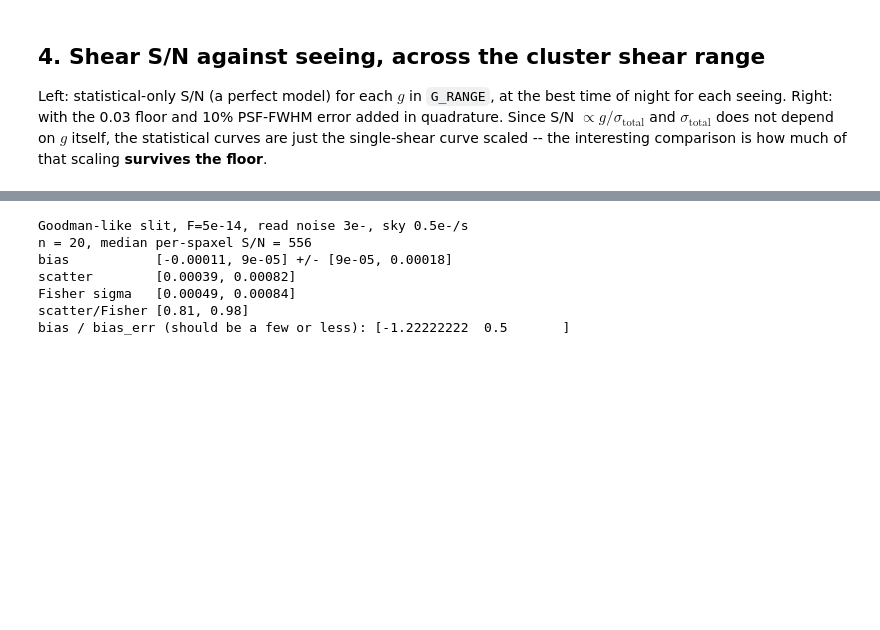
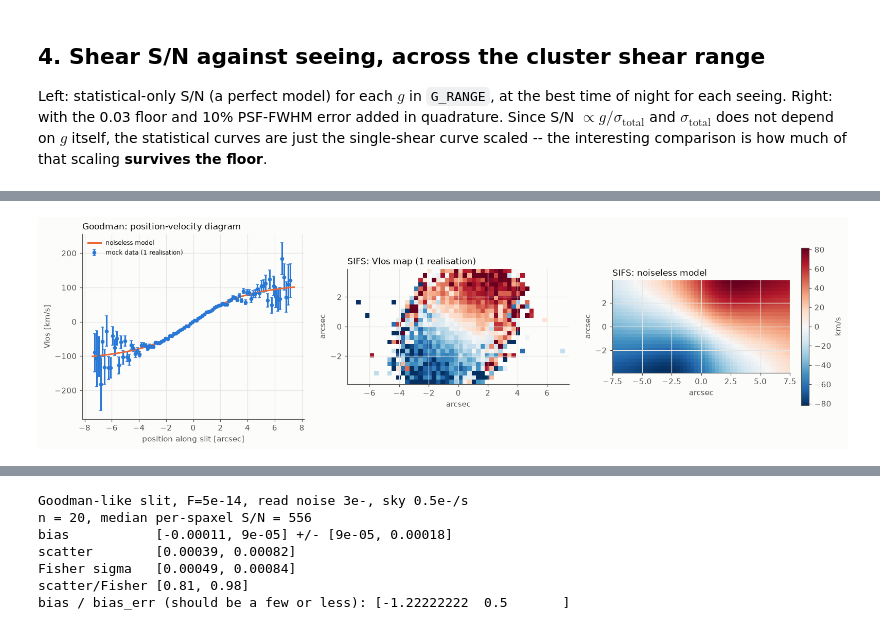
Before and after one commit to andrevitorelli/KINO, a Jupyter notebook: notebooks/11_goodman_forecast.ipynb, the cells around one changed output, grey strips where cells are left out. Drawn from its saved outputs; the diff is of its cells as text; code cells hidden in the pictures; blank space fills up the shorter version.

```diff
--- a/notebooks/11_goodman_forecast.ipynb
+++ b/notebooks/11_goodman_forecast.ipynb
@@ -370,0 +470,82 @@ best time: 2026-10-04 05:07 UT, airmass 1.07
+# %%
+import dataclasses
+
+from kino.analysis.moments import compute_moment_maps
+from kino.lensing import apply_shear
+from kino.observing import SkyConditions
+from kino.observing.skymodel import ifu_sky_electron_rate, slit_sky_electron_rate
+
+scene = apply_shear(gal, G_MID, 0.0)
+cond = SkyConditions(1.1, F107)  # representative near-zenith conditions
+rng = np.random.default_rng(3)
+
+# Goodman: slit aligned with the disc's own major axis
+goodman_pv = narrowed_slit(goodman, target.observed_wavelength, 500.0)
+goodman_pv = dataclasses.replace(goodman_pv, psf=PSF(seeing_fwhm=1.0 * u.arcsec), slit_pa=gal.pa)
+goodman_pv = dataclasses.replace(
+    goodman_pv, sky_electron_rate=slit_sky_electron_rate(goodman_pv, cond, lib)
+)
+obs_g = goodman_pv.observe(
+    scene, line_flux=WHOLE_GALAXY_FLUX, line_wavelength=target.rest_wavelength, rng=rng
+)
+model_g = goodman_pv.observe(
+    scene, line_flux=WHOLE_GALAXY_FLUX, line_wavelength=target.rest_wavelength, rng=None
+)
+mm_g = compute_moment_maps(
+    obs_g.spectrum, line_wavelength=target.rest_wavelength,
+    subtract_background=goodman_pv.baseline_electrons(),
+)  # fmt: skip
+mm_g_model = compute_moment_maps(
+    model_g.spectrum, line_wavelength=target.rest_wavelength,
+    subtract_background=goodman_pv.baseline_electrons(), snr_threshold=0,
+)  # fmt: skip
+pos_g = (np.arange(goodman_pv.n_spatial) - (goodman_pv.n_spatial - 1) / 2) * goodman_pv.pixel_scale
+
+# SIFS: full 2D field, no alignment needed -- observe() returns a bare Datacube (not a
+# SlitObservation), so no .spectrum unwrapping here
+sifs_pv = narrowed_ifu(sifs, target.observed_wavelength, 500.0)
+sifs_pv = dataclasses.replace(sifs_pv, psf=PSF(seeing_fwhm=1.0 * u.arcsec))
+sifs_pv = dataclasses.replace(sifs_pv, sky_electron_rate=ifu_sky_electron_rate(sifs_pv, cond, lib))
+obs_s = sifs_pv.observe(
+    scene, line_flux=WHOLE_GALAXY_FLUX, line_wavelength=target.rest_wavelength, rng=rng
+)
+model_s = sifs_pv.observe(
+    scene, line_flux=WHOLE_GALAXY_FLUX, line_wavelength=target.rest_wavelength, rng=None
+)
+mm_s = compute_moment_maps(
+    obs_s, line_wavelength=target.rest_wavelength, subtract_background=sifs_pv.baseline_electrons()
+)  # fmt: skip
+mm_s_model = compute_moment_maps(
+    model_s, line_wavelength=target.rest_wavelength,
+    subtract_background=sifs_pv.baseline_electrons(), snr_threshold=0,
+)  # fmt: skip
+
+fig, axes = plt.subplots(1, 3, figsize=(14.5, 4.2))
+axes[0].errorbar(
+    pos_g.value, mm_g.vlos[:, 0], yerr=mm_g.vlos_err[:, 0], fmt="o", color=BLUE, ms=4, capsize=2,
+    label="mock data (1 realisation)",
+)  # fmt: skip
+axes[0].plot(pos_g.value, mm_g_model.vlos[:, 0], "-", color=ORANGE, lw=2, label="noiseless model")
+axes[0].set_xlabel("position along slit [arcsec]")
+axes[0].set_ylabel("Vlos [km/s]")
+axes[0].set_title("Goodman: position-velocity diagram")
+axes[0].legend(fontsize=8)
+
+vext = np.nanmax(np.abs(mm_s_model.vlos))
+extent = [
+    -sifs_pv.nx / 2 * sifs_pv.pixel_scale.value, sifs_pv.nx / 2 * sifs_pv.pixel_scale.value,
+    -sifs_pv.ny / 2 * sifs_pv.pixel_scale.value, sifs_pv.ny / 2 * sifs_pv.pixel_scale.value,
+]  # fmt: skip
+im1 = axes[1].imshow(mm_s.vlos, origin="lower", cmap="RdBu_r", vmin=-vext, vmax=vext, extent=extent)
+axes[1].set_title("SIFS: Vlos map (1 realisation)")
+im2 = axes[2].imshow(
+    mm_s_model.vlos, origin="lower", cmap="RdBu_r", vmin=-vext, vmax=vext, extent=extent
+)  # fmt: skip
+axes[2].set_title("SIFS: noiseless model")
+for a in axes[1:]:
+    a.set_xlabel("arcsec")
+    a.set_ylabel("arcsec")
+fig.colorbar(im2, ax=axes[2], label="km/s", shrink=0.85)
+fig.tight_layout()
+# %% [output]
+[figure, added]
```
Also changed, not shown: parts of 19 cells of this notebook, 2 other files.
